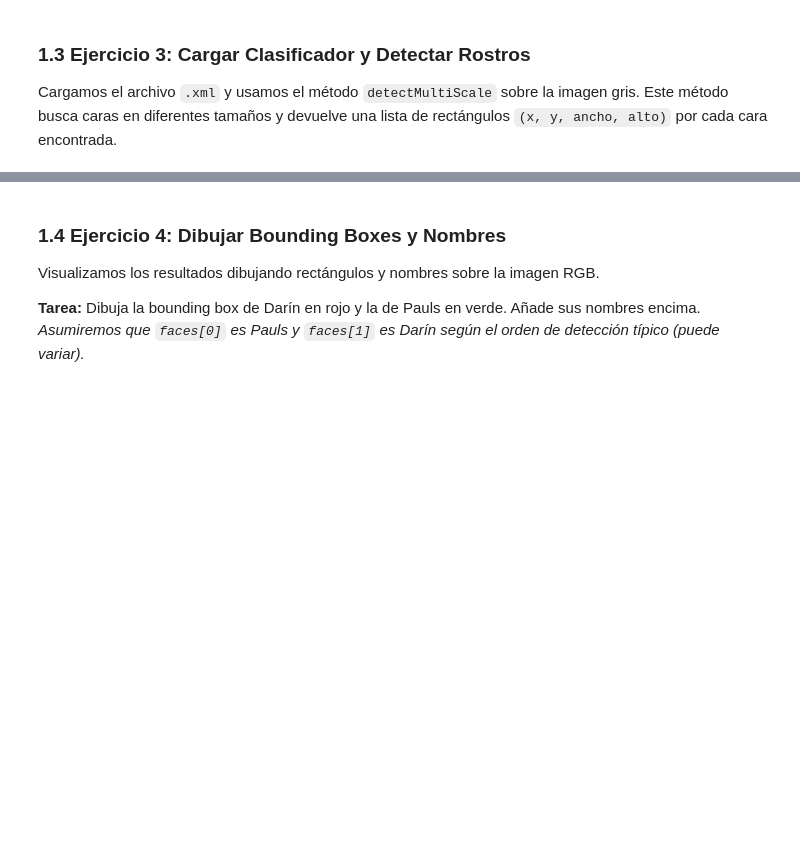
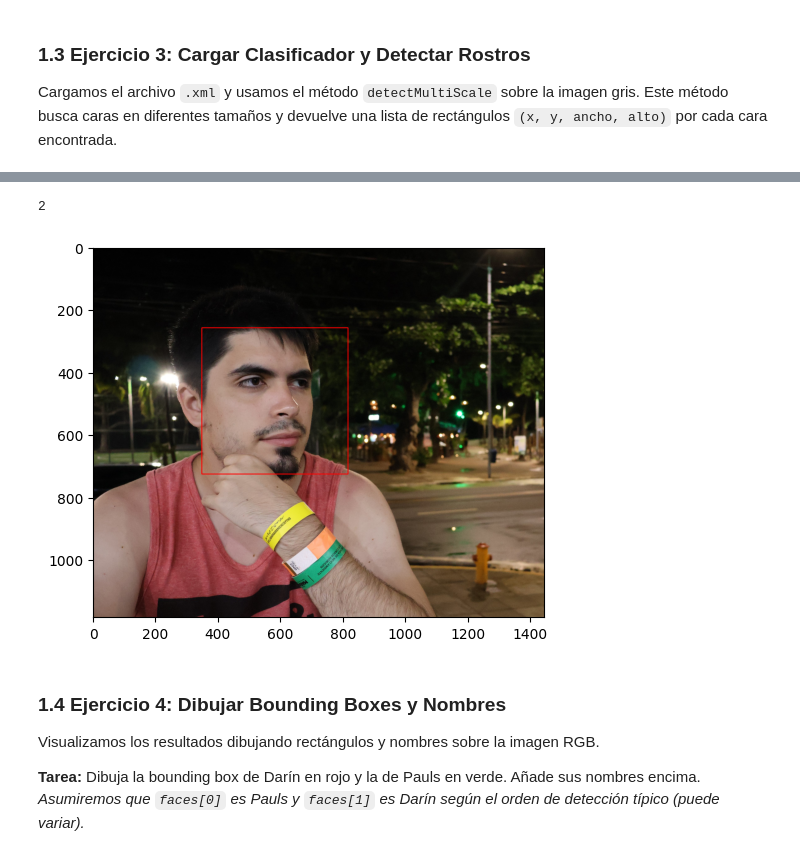
Before and after one commit to gimb99/PDI_BARTHOU_GONZALO, a Jupyter notebook: ejercicioIntegrador2/ejercicioIntegrador2_Entregable.ipynb, the cells around one changed output, grey strips where cells are left out. Drawn from its saved outputs; the diff is of its cells as text; code cells hidden in the pictures; blank space fills up the shorter version.

```diff
--- a/ejercicioIntegrador2/ejercicioIntegrador2_Entregable.ipynb
+++ b/ejercicioIntegrador2/ejercicioIntegrador2_Entregable.ipynb
@@ -103,3 +178,25 @@ Cargamos el archivo `.xml` y usamos el método `detectMultiScale` sobre la image
+# %%
+face_cascade = cv2.CascadeClassifier("haarcascade_frontalface_default.xml")
+# Aplicamos el detector a la imagen
+faces = face_cascade.detectMultiScale(img_gray)
+# %%
+# Obtenemos una cara
+len(faces)
+# %% [output]
+2
+# %%
+# El resultado consiste de 4 numeros, los dos primeros especificando
+# la esquina superior izquierda de la region en la que se detectó un restros
+# Y los siguiente el ancho y el alto de la region
+
+x, y, w, h = faces[1]
+# %%
+# Lo graficamos usando cv2.rectangle
+
+cv2.rectangle(img, (x, y), (x+w, y+h), (255, 0, 0), 2)
+plt.imshow(img); # [:, :, [2, 1, 0]]
+# %% [output]
+[figure, added]
 # %% [markdown]
 ### 1.4 **Ejercicio 4:** Dibujar Bounding Boxes y Nombres
 
```
Also changed, not shown: parts of 8 cells of this notebook.
